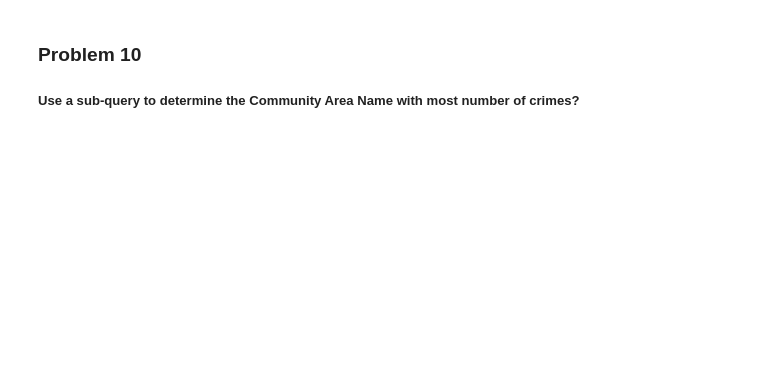
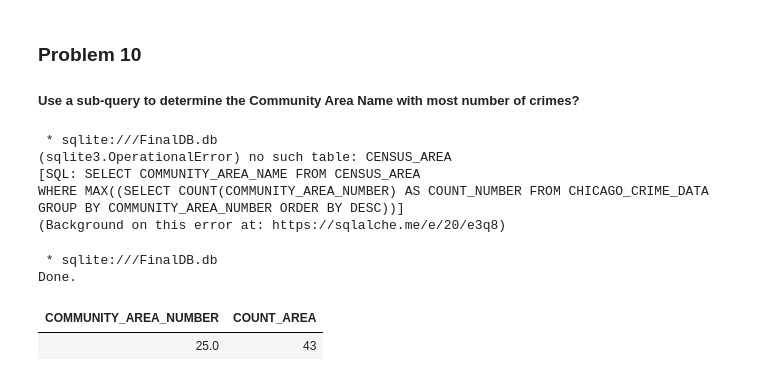
Before and after one commit to matublaq/IBM_datascience_course, a Jupyter notebook: SQL IBM project/SQL_chicago/chicagoDataset.ipynb, the cells around one changed output. Saved outputs shown, nothing was run; the diff lists cells and outputs as text; code cells hidden in the pictures; blank space fills up the shorter version.

```diff
--- a/SQL IBM project/SQL_chicago/chicagoDataset.ipynb
+++ b/SQL IBM project/SQL_chicago/chicagoDataset.ipynb
@@ -191,3 +203,24 @@ Done.
 ### Problem 10
 
 ##### Use a sub-query to determine the Community Area Name with most number of crimes?
+# %%
+%%sql
+SELECT COMMUNITY_AREA_NAME FROM CENSUS_AREA
+WHERE COMMUNITY_AREA_NUMBER = ()
+# %% [output]
+ * sqlite:///FinalDB.db
+(sqlite3.OperationalError) no such table: CENSUS_AREA
+[SQL: SELECT COMMUNITY_AREA_NAME FROM CENSUS_AREA
+WHERE MAX((SELECT COUNT(COMMUNITY_AREA_NUMBER) AS COUNT_NUMBER FROM CHICAGO_CRIME_DATA GROUP BY COMMUNITY_AREA_NUMBER ORDER BY DESC))]
+(Background on this error at: https://sqlalche.me/e/20/e3q8)
+# %%
+%%sql
+SELECT COMMUNITY_AREA_NUMBER, COUNT(COMMUNITY_AREA_NUMBER) AS COUNT_AREA FROM CHICAGO_CRIME_DATA
+GROUP BY COMMUNITY_AREA_NUMBER
+ORDER BY COUNT_AREA DESC
+LIMIT 1;
+# %% [output]
+ * sqlite:///FinalDB.db
+Done.
+| COMMUNITY_AREA_NUMBER | COUNT_AREA |
+| 25.0 | 43 |
```
Also changed, not shown: parts of 4 cells of this notebook, 1 other file.
